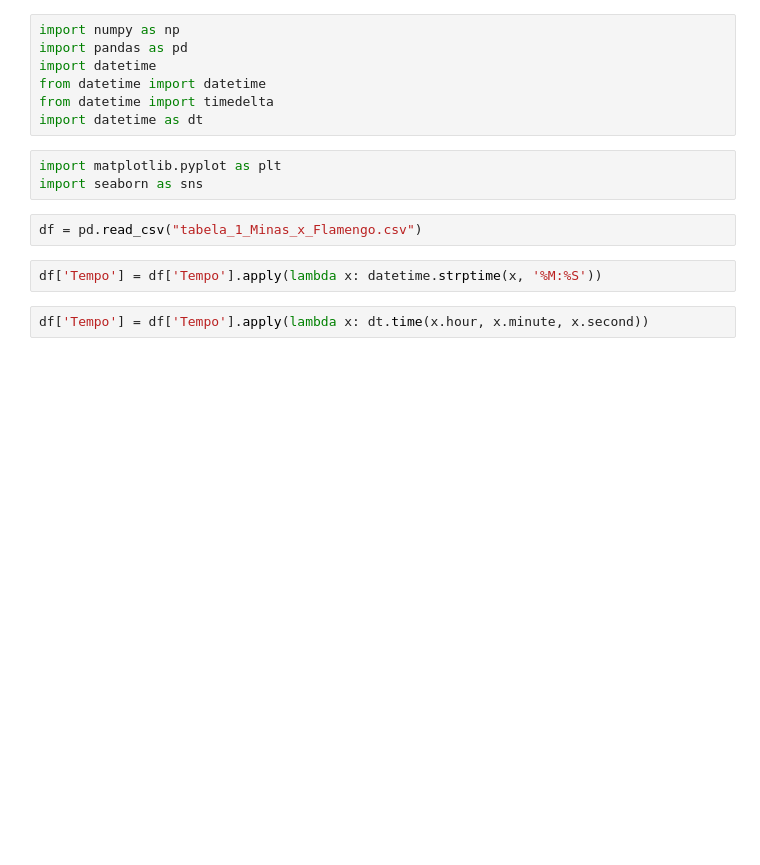
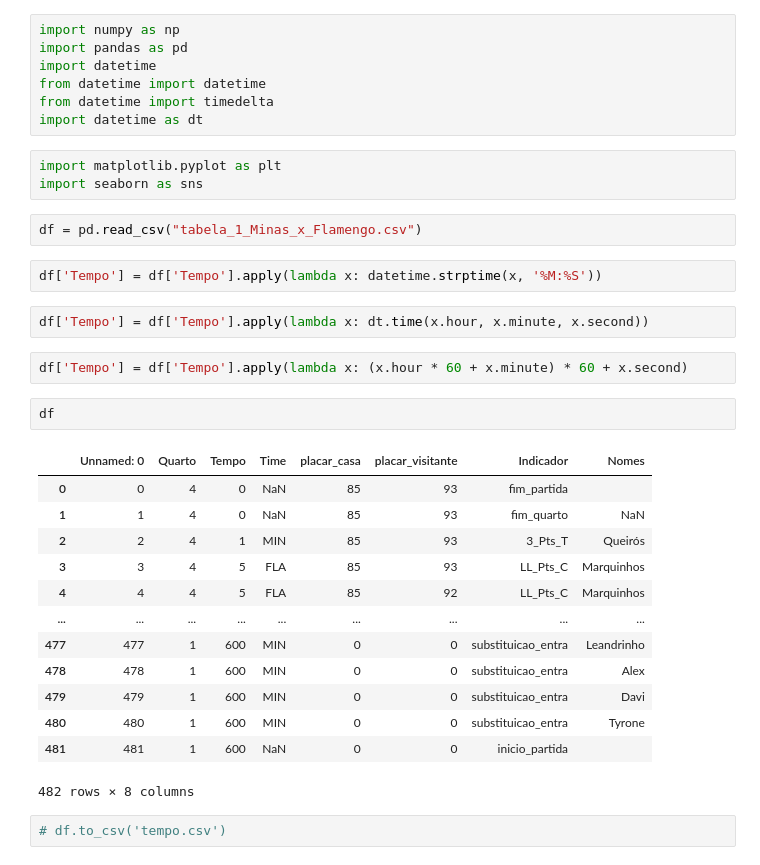
Before and after one commit to Rafael-Prochnow/Analise-descritiva-para-um-time, a Jupyter notebook: Jogada_Jogada.ipynb, the cells around one changed output. Cells and saved outputs as stored; diff of their text form; blank space fills up the shorter version.

```diff
--- a/Jogada_Jogada.ipynb
+++ b/Jogada_Jogada.ipynb
@@ -18,3 +18,23 @@ df = pd.read_csv("tabela_1_Minas_x_Flamengo.csv")
 df['Tempo'] = df['Tempo'].apply(lambda x: datetime.strptime(x, '%M:%S'))
 # %%
 df['Tempo'] = df['Tempo'].apply(lambda x: dt.time(x.hour, x.minute, x.second))
+# %%
+df['Tempo'] = df['Tempo'].apply(lambda x: (x.hour * 60 + x.minute) * 60 + x.second)
+# %%
+df
+# %% [output]
+|  | Unnamed: 0 | Quarto | Tempo | Time | placar_casa | placar_visitante | Indicador | Nomes |
+| 0 | 0 | 4 | 0 | NaN | 85 | 93 | fim_partida |  |
+| 1 | 1 | 4 | 0 | NaN | 85 | 93 | fim_quarto | NaN |
+| 2 | 2 | 4 | 1 | MIN | 85 | 93 | 3_Pts_T | Queirós |
+| 3 | 3 | 4 | 5 | FLA | 85 | 93 | LL_Pts_C | Marquinhos |
+| 4 | 4 | 4 | 5 | FLA | 85 | 92 | LL_Pts_C | Marquinhos |
+| ... | ... | ... | ... | ... | ... | ... | ... | ... |
+| 477 | 477 | 1 | 600 | MIN | 0 | 0 | substituicao_entra | Leandrinho |
+| 478 | 478 | 1 | 600 | MIN | 0 | 0 | substituicao_entra | Alex |
+| 479 | 479 | 1 | 600 | MIN | 0 | 0 | substituicao_entra | Davi |
+| 480 | 480 | 1 | 600 | MIN | 0 | 0 | substituicao_entra | Tyrone |
+| 481 | 481 | 1 | 600 | NaN | 0 | 0 | inicio_partida |  |
+482 rows × 8 columns
+# %%
+# df.to_csv('tempo.csv')
```
Also changed, not shown: parts of 15 cells of this notebook.
